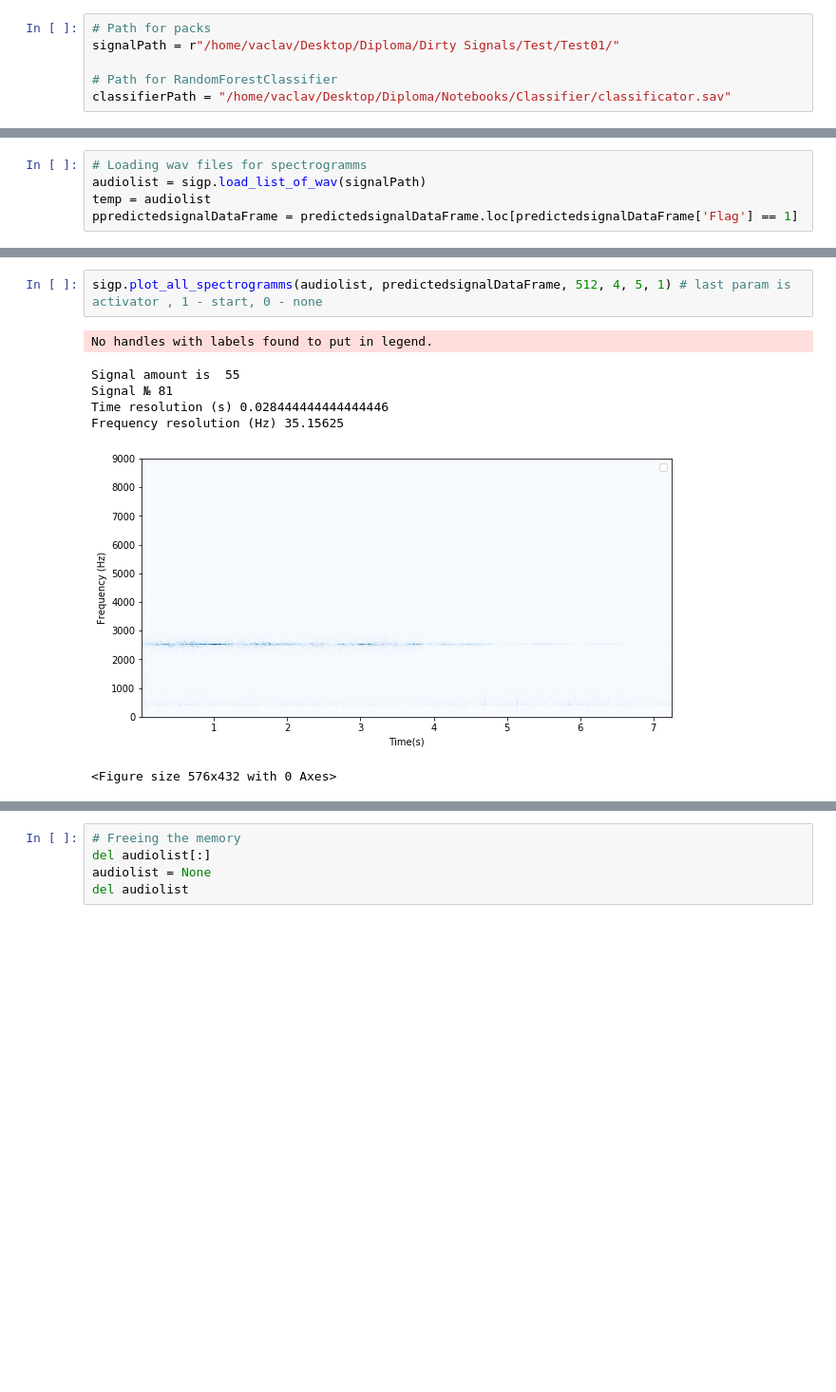
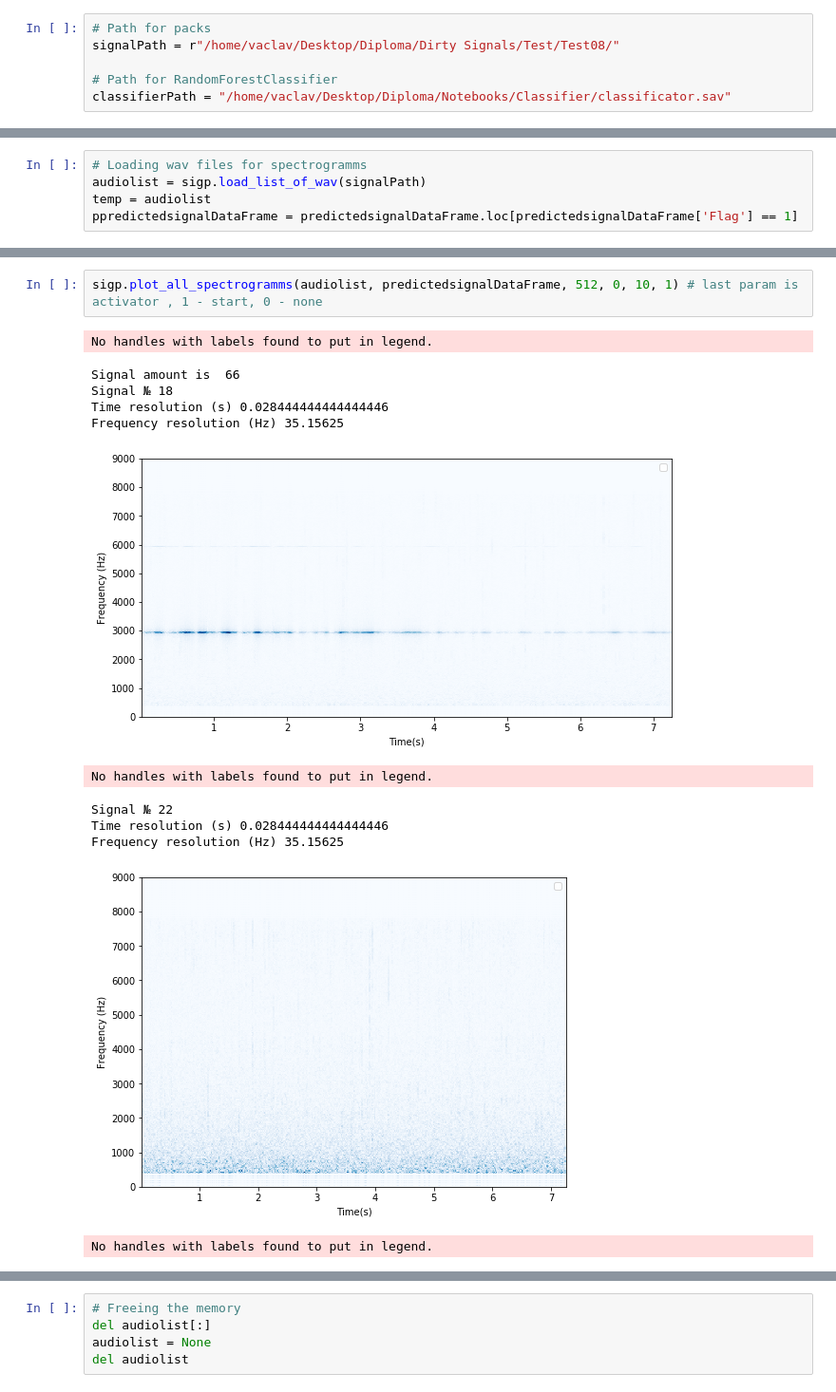
Before and after one commit to Waclaw-Nietzsche/Diploma, a Jupyter notebook: Classifier/BibaryClassifier_Test.ipynb, the cells around one changed output, grey strips where cells are left out. Shown at 95% size. Cells and saved outputs as stored; diff of their text form; blank space fills up the shorter version.

```diff
--- a/Classifier/BibaryClassifier_Test.ipynb
+++ b/Classifier/BibaryClassifier_Test.ipynb
@@ -5,7 +5,7 @@ import seaborn as sn
 import soundmfccparams as smfccp
 # %%
 # Path for packs
-signalPath = r"/home/vaclav/Desktop/Diploma/Dirty Signals/Test/Test01/"
+signalPath = r"/home/vaclav/Desktop/Diploma/Dirty Signals/Test/Test08/"
 
 # Path for RandomForestClassifier
 classifierPath = "/home/vaclav/Desktop/Diploma/Notebooks/Classifier/classificator.sav"
@@ -61,10 +62,15 @@ ppredictedsignalDataFrame.head()
 # %%
-sigp.plot_all_spectrogramms(audiolist, predictedsignalDataFrame, 512, 4, 5, 1) # last param is activator , 1 - start, 0 - none
+sigp.plot_all_spectrogramms(audiolist, predictedsignalDataFrame, 512, 0, 10, 1) # last param is activator , 1 - start, 0 - none
 # %% [output]
 No handles with labels found to put in legend.
-Signal amount is  55
-Signal № 81
+Signal amount is  66
+Signal № 18
 Time resolution (s) 0.028444444444444446
 Frequency resolution (Hz) 35.15625
-[figure, old version]
+[figure, new version]
-<Figure size 576x432 with 0 Axes>
+No handles with labels found to put in legend.
+Signal № 22
+Time resolution (s) 0.028444444444444446
+Frequency resolution (Hz) 35.15625
+[figure, added]
+No handles with labels found to put in legend.
```
Also changed, not shown: parts of 7 cells of this notebook, 6 other files.
